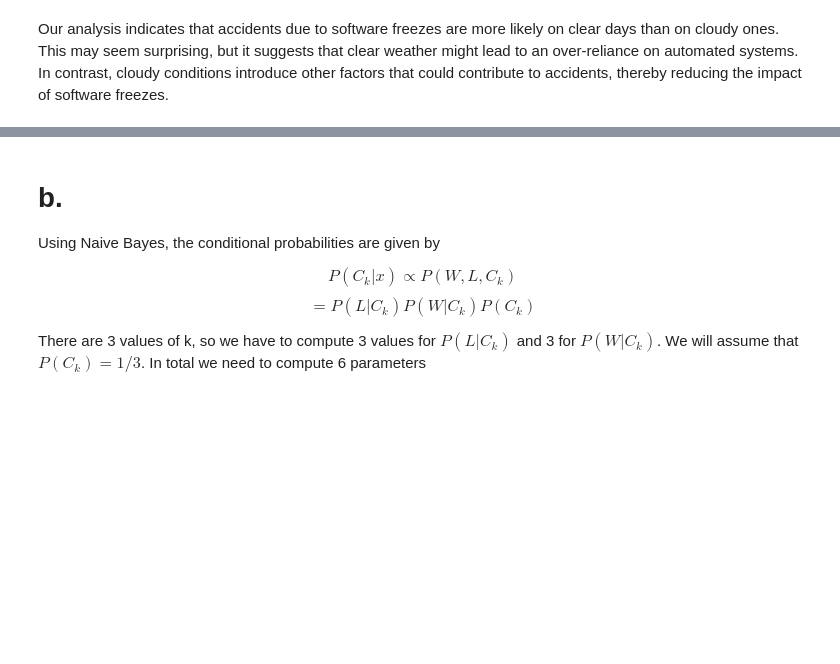
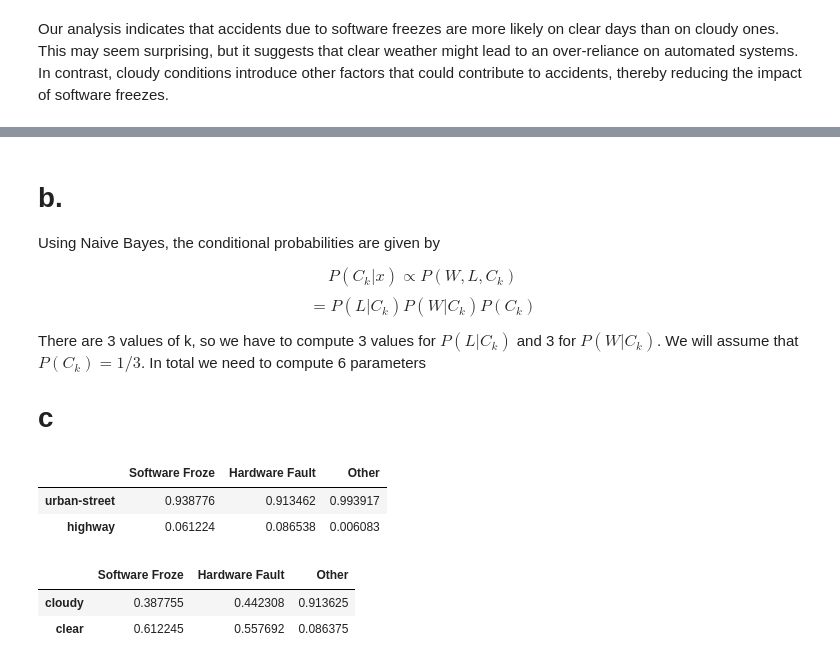
Before and after one commit to kvasu2/ece471mp1, a Jupyter notebook: Part2.ipynb, the cells around one changed output, grey strips where cells are left out. Cells and saved outputs as stored; diff of their text form; code cells hidden in the pictures; blank space fills up the shorter version.

```diff
--- a/Part2.ipynb
+++ b/Part2.ipynb
@@ -289,3 +289,43 @@ $$ P(C_k | x) \propto P(W,L,C_k) $$
 $$ = P(L|C_k) P(W|C_k) P(C_k) $$
 
 There are 3 values of k, so we have to compute 3 values for $P(L|C_k)$ and 3 for $P(W|C_k)$. We will assume that $P(C_k)=1/3$. In total we need to compute 6 parameters
+
+# c
+# %%
+location=["urban-street","highway"]
+weather=["cloudy","clear"]
+causes=["Software Froze","Hardware Fault","Other"]
+
+other_causes = DMV_Data["Cause"].unique()
+other_causes = other_causes[other_causes != "Software Froze"]
+other_causes = other_causes[other_causes != "Hardware Fault"]
+other_causes
+
+modified_data = DMV_Data.copy()
+modified_data["Cause"] = modified_data["Cause"].replace(other_causes,"Other")
+
+prob_location = pd.DataFrame(index=location,columns=causes)
+
+for loc in location:
+    for cause in causes:
+        prob = modified_data[(modified_data["Location"]==loc) & (modified_data["Cause"]==cause)].shape[0]/modified_data[modified_data["Cause"]==cause].shape[0]
+        prob_location[cause][loc] = prob
+
+prob_weather = pd.DataFrame(index=weather,columns=causes)
+
+for w in weather:
+    for cause in causes:
+        prob = modified_data[(modified_data["Weather"]==w) & (modified_data["Cause"]==cause)].shape[0]/modified_data[modified_data["Cause"]==cause].shape[0]
+        prob_weather[cause][w] = prob
+# %%
+prob_location
+# %% [output]
+|  | Software Froze | Hardware Fault | Other |
+| urban-street | 0.938776 | 0.913462 | 0.993917 |
+| highway | 0.061224 | 0.086538 | 0.006083 |
+# %%
+prob_weather
+# %% [output]
+|  | Software Froze | Hardware Fault | Other |
+| cloudy | 0.387755 | 0.442308 | 0.913625 |
+| clear | 0.612245 | 0.557692 | 0.086375 |
```
Also changed, not shown: parts of 3 cells of this notebook, 5 other files.
